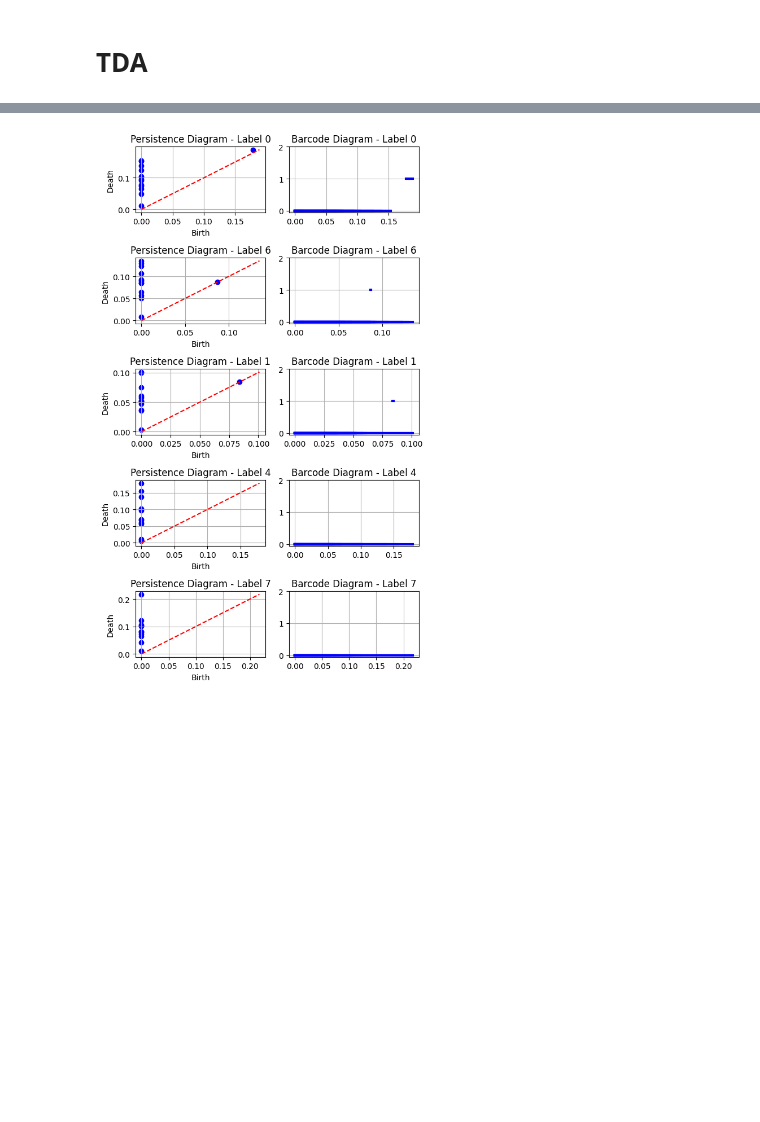
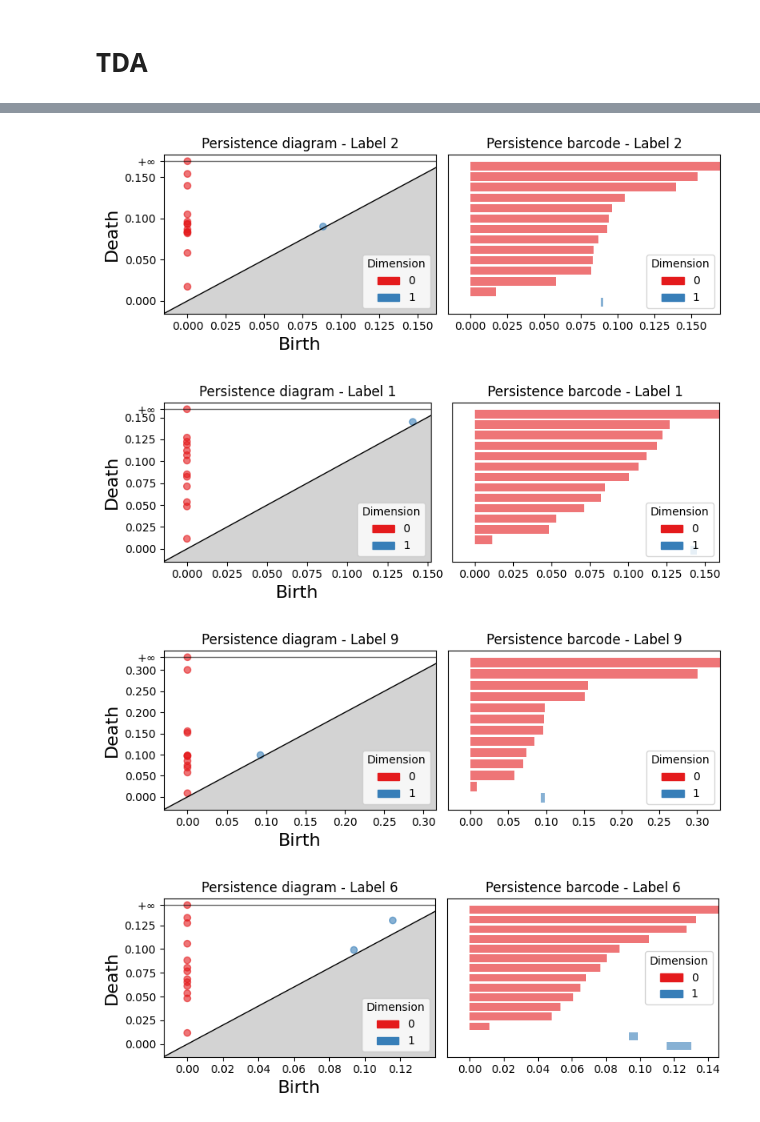
Before and after one commit to pquynhvu/TDA, a Jupyter notebook: mnist_pytorch.ipynb, the cells around one changed output, grey strips where cells are left out. Cells and saved outputs as stored; diff of their text form; code cells hidden in the pictures; blank space fills up the shorter version.

```diff
--- a/mnist_pytorch.ipynb
+++ b/mnist_pytorch.ipynb
@@ -293,14 +286,14 @@ y_test_tda = y_test
 tda_img = np.max(tda_img, axis=3)
 sample_size = tda_img.shape[0]
 
-persistence_diagrams = []
+pers = []
 for i in range(sample_size):
     rips_complex = gd.RipsComplex(points=tda_img[i])
     rips_simplex_tree = rips_complex.create_simplex_tree(max_dimension = 2)
     rips_pers = rips_simplex_tree.persistence()
-    persistence_diagrams.append(rips_pers)
+    pers.append(rips_pers)
 # %%
 barcode = []
 for i in range(sample_size):
-    pers = persistence_diagrams[i]
-    barcode.append([(dim, birth, death) for dim, (birth, death) in pers])
+    pers_data = pers[i]
+    barcode.append([(dim, birth, death) for dim, (birth, death) in pers_data])
@@ -328,18 +300,20 @@ def persistence_diagrams(barcode_data, label):
 # %%
 num_row, img_per_row = 5, 2
-idx = np.random.randint(low=0, high=x_test.shape[0], size=(num_row * img_per_row,))
-fig, axes = plt.subplots(num_row, img_per_row, figsize=(6, 10))
-axes = axes.ravel()
+idx = np.random.randint(low=0, high=x_test.shape[0], size=(num_row,))
 
 for i in range(num_row):
-    plt.subplot(num_row, img_per_row, 2*i+1)
-    persistence_diagrams(barcode[idx[i]], y_test[idx[i]])
-    plt.title(f'Persistence Diagram - Label {y_test[idx[i]]}')
+    fig, axes = plt.subplots(nrows=1, ncols=2, figsize=(8, 3))
 
-    plt.subplot(num_row, img_per_row, 2*i + 2)
-    persistence_barcode(barcode[idx[i]], y_test[idx[i]])
-    plt.title(f'Barcode Diagram - Label {y_test[idx[i]]}')
-plt.tight_layout()
-plt.show()
+    gd.plot_persistence_diagram(persistence=pers[idx[i]], axes=axes[0])
+    axes[0].set_title(f'Persistence diagram - Label {y_test[idx[i]]}')
+
+    gd.plot_persistence_barcode(persistence=pers[idx[i]], axes=axes[1])
+    axes[1].set_title(f'Persistence barcode - Label {y_test[idx[i]]}')
+
+    plt.tight_layout()
+    plt.show()
 # %% [output]
-[figure, old version]
+[figure, new version]
+[figure, added]
+[figure, added]
+[figure, added]
```
Also changed, not shown: parts of 5 cells of this notebook.
